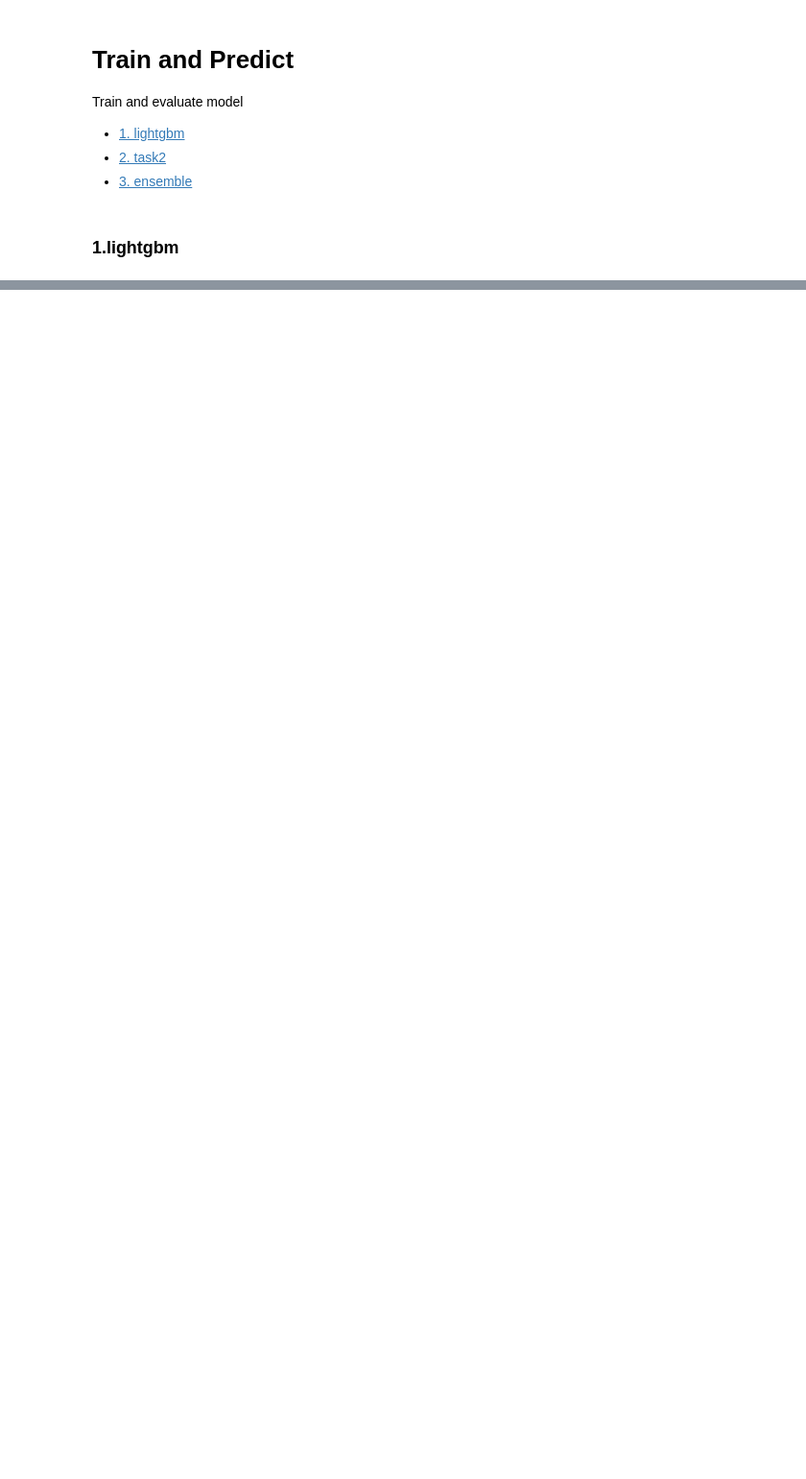
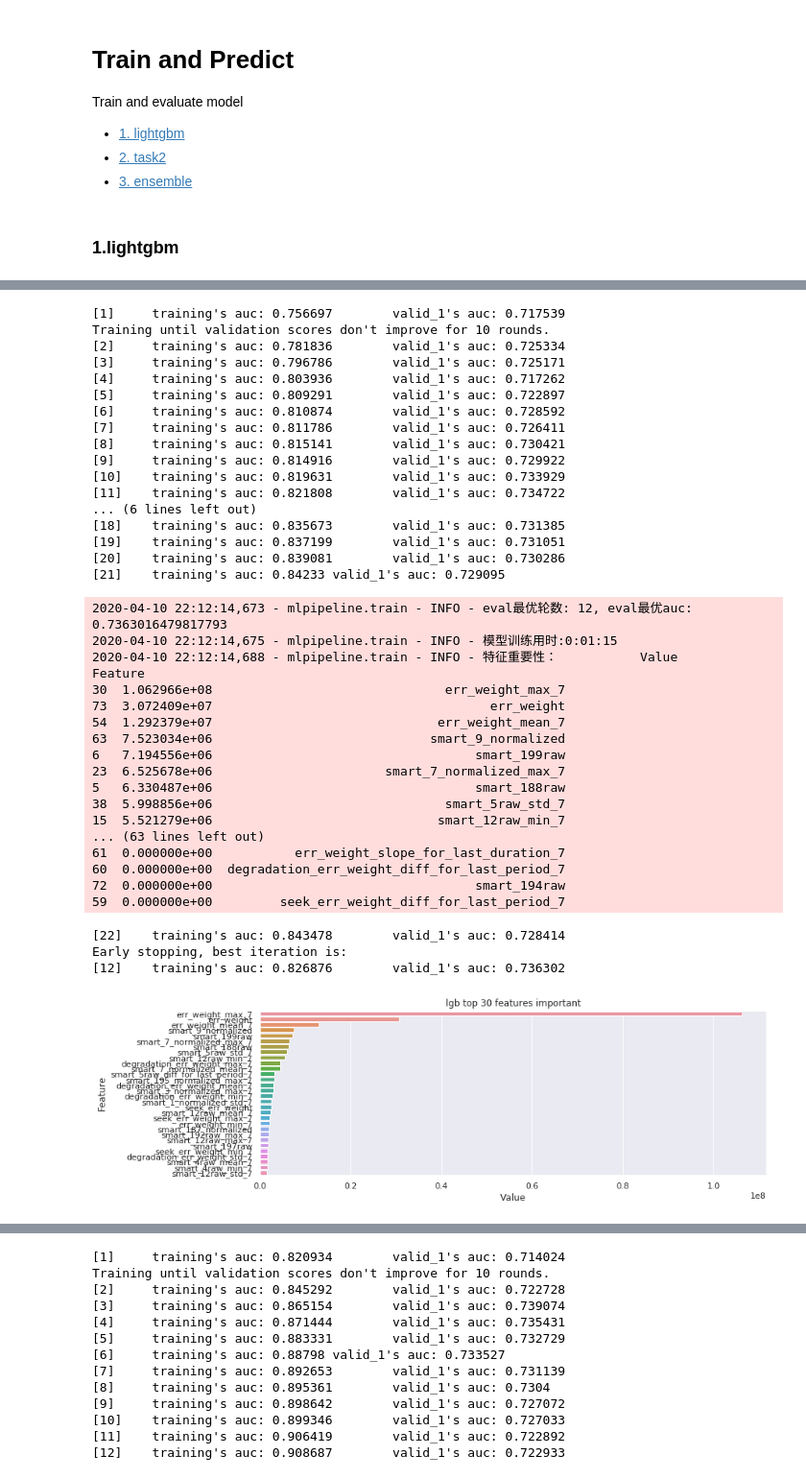
Before and after one commit to DevinWang23/tianchi_ai_ops_2020, a Jupyter notebook: jupyter_notebook/train.ipynb, the cells around one changed output, grey strips where cells are left out. Shown at 96% size. Drawn from its saved outputs; the diff is of its cells as text; code cells hidden in the pictures; blank space fills up the shorter version.

```diff
--- a/jupyter_notebook/train.ipynb
+++ b/jupyter_notebook/train.ipynb
@@ -89,3 +58,22 @@ def feature_engineering_wrapper(params):
+# %%
+# functions
+def __dummy():
+    pass
+
+@wx_reminder(SCKEY=SCKEY, remind_started=True)
+def feature_engineering_wrapper(params):
+        """
+        wrapper for feature engineering func
+        for reminding when it completes
+        """
+        fe_df = feature_engineering(**params)
+
+        return fe_df
+
+@wx_reminder(SCKEY=SCKEY, remind_started=True)
+def tune_params_wrapper(params):
+    results, best_params , feats_imp = train(**params)
+    return results, best_params, feats_imp
 # %% [markdown]
 ### <a id='1'> 1.lightgbm</a>
 # %%
@@ -166,0 +232,3 @@ drop_cols = []
+# %%
+results,best_params, feats_imp = tune_params_wrapper(params)
+# %% [output]
@@ -166,0 +242,38 @@ drop_cols = []
+[1]     training's auc: 0.756697        valid_1's auc: 0.717539
+Training until validation scores don't improve for 10 rounds.
+[2]     training's auc: 0.781836        valid_1's auc: 0.725334
+[3]     training's auc: 0.796786        valid_1's auc: 0.725171
+[4]     training's auc: 0.803936        valid_1's auc: 0.717262
+[5]     training's auc: 0.809291        valid_1's auc: 0.722897
+[6]     training's auc: 0.810874        valid_1's auc: 0.728592
+[7]     training's auc: 0.811786        valid_1's auc: 0.726411
+[8]     training's auc: 0.815141        valid_1's auc: 0.730421
+[9]     training's auc: 0.814916        valid_1's auc: 0.729922
+[10]    training's auc: 0.819631        valid_1's auc: 0.733929
+[11]    training's auc: 0.821808        valid_1's auc: 0.734722
+... (6 lines left out)
+[18]    training's auc: 0.835673        valid_1's auc: 0.731385
+[19]    training's auc: 0.837199        valid_1's auc: 0.731051
+[20]    training's auc: 0.839081        valid_1's auc: 0.730286
+[21]    training's auc: 0.84233 valid_1's auc: 0.729095
+2020-04-10 22:12:14,673 - mlpipeline.train - INFO - eval最优轮数: 12, eval最优auc: 0.7363016479817793
+2020-04-10 22:12:14,675 - mlpipeline.train - INFO - 模型训练用时:0:01:15
+2020-04-10 22:12:14,688 - mlpipeline.train - INFO - 特征重要性：           Value                                        Feature
+30  1.062966e+08                               err_weight_max_7
+73  3.072409e+07                                     err_weight
+54  1.292379e+07                              err_weight_mean_7
+63  7.523034e+06                             smart_9_normalized
+6   7.194556e+06                                   smart_199raw
+23  6.525678e+06                       smart_7_normalized_max_7
+5   6.330487e+06                                   smart_188raw
+38  5.998856e+06                               smart_5raw_std_7
+15  5.521279e+06                              smart_12raw_min_7
+... (63 lines left out)
+61  0.000000e+00           err_weight_slope_for_last_duration_7
+60  0.000000e+00  degradation_err_weight_diff_for_last_period_7
+72  0.000000e+00                                   smart_194raw
+59  0.000000e+00         seek_err_weight_diff_for_last_period_7
+[22]    training's auc: 0.843478        valid_1's auc: 0.728414
+Early stopping, best iteration is:
+[12]    training's auc: 0.826876        valid_1's auc: 0.736302
+[figure, added]
@@ -166,0 +297,13 @@ drop_cols = []
+[1]     training's auc: 0.820934        valid_1's auc: 0.714024
+Training until validation scores don't improve for 10 rounds.
+[2]     training's auc: 0.845292        valid_1's auc: 0.722728
+[3]     training's auc: 0.865154        valid_1's auc: 0.739074
+[4]     training's auc: 0.871444        valid_1's auc: 0.735431
+[5]     training's auc: 0.883331        valid_1's auc: 0.732729
+[6]     training's auc: 0.88798 valid_1's auc: 0.733527
+[7]     training's auc: 0.892653        valid_1's auc: 0.731139
+[8]     training's auc: 0.895361        valid_1's auc: 0.7304
+[9]     training's auc: 0.898642        valid_1's auc: 0.727072
+[10]    training's auc: 0.899346        valid_1's auc: 0.727033
+[11]    training's auc: 0.906419        valid_1's auc: 0.722892
+[12]    training's auc: 0.908687        valid_1's auc: 0.722933
```
Also changed, not shown: parts of 14 cells of this notebook, 15 other files.
